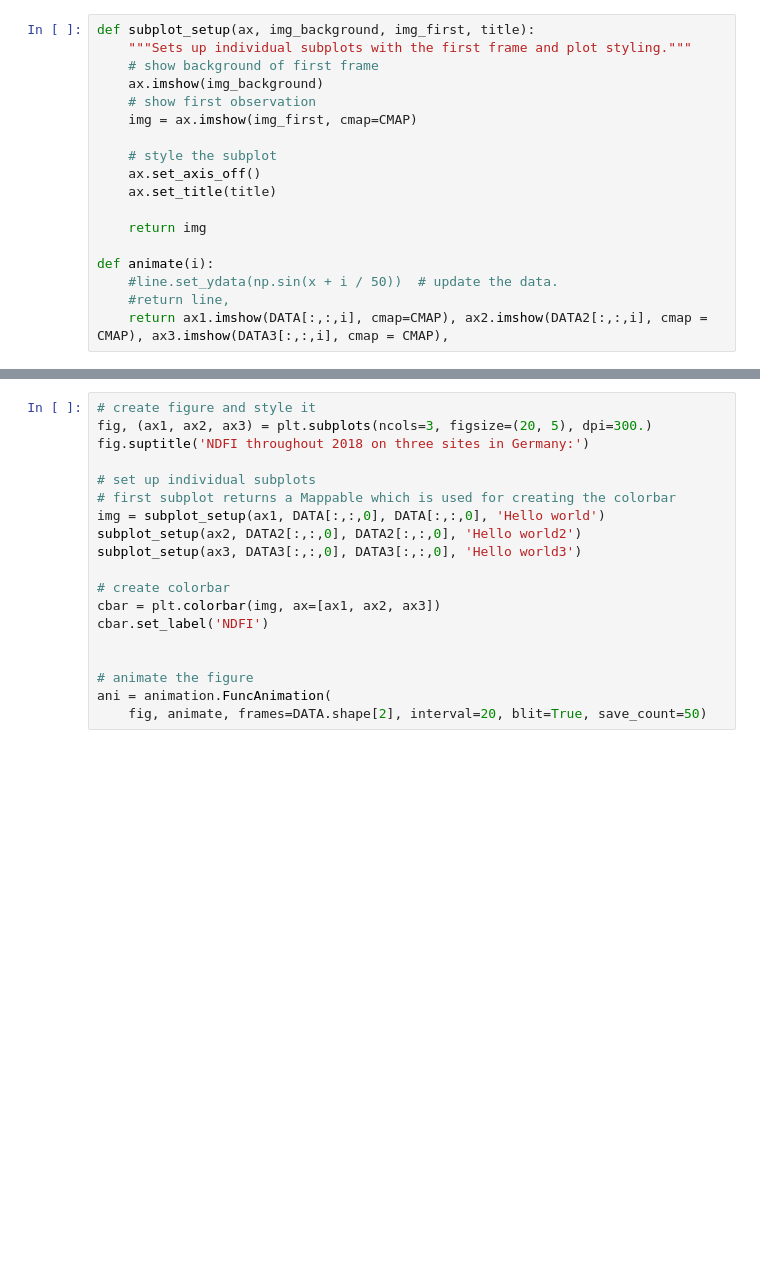
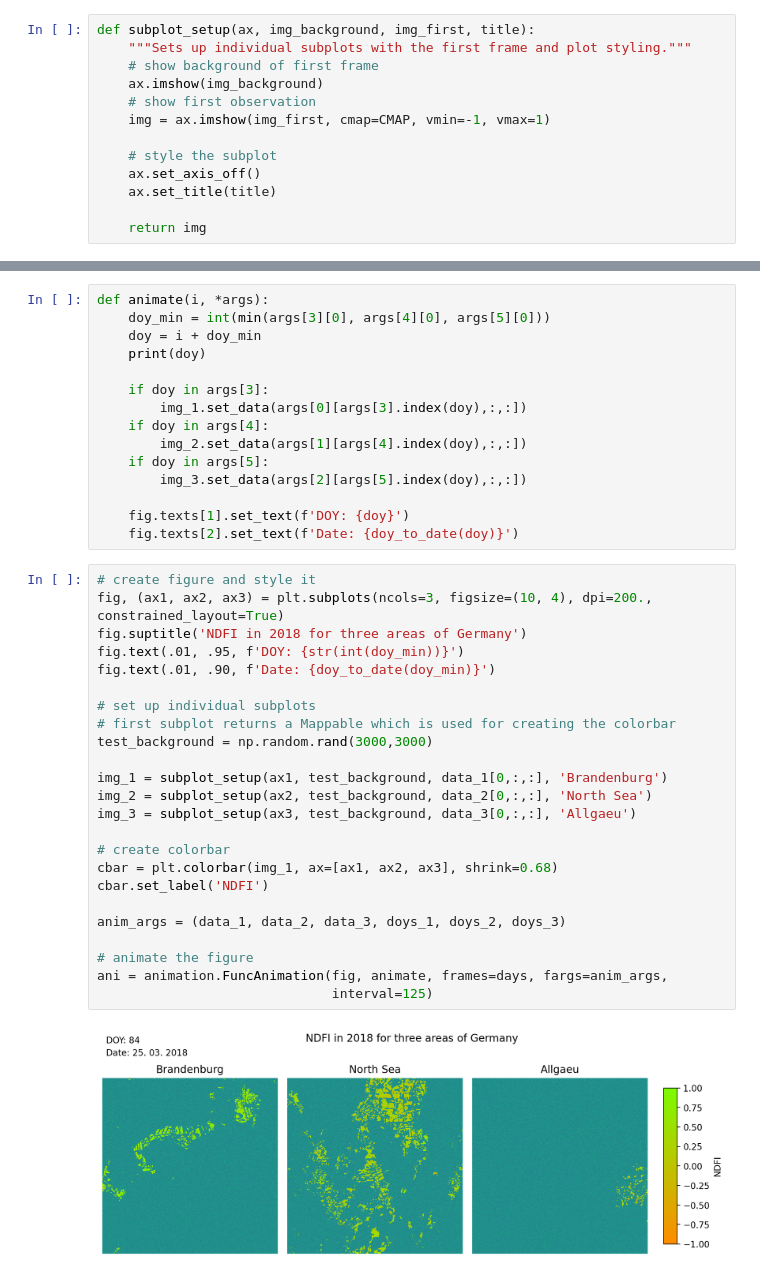
Before and after one commit to YesPrimeMinister/HU-EarthObservation, a Jupyter notebook: final/AnimateNDFI.ipynb, the cells around one changed output, grey strips where cells are left out. Saved outputs shown, nothing was run; the diff lists cells and outputs as text; blank space fills up the shorter version.

Commit message:
Adapted animation to follow DOY

```diff
--- a/final/AnimateNDFI.ipynb
+++ b/final/AnimateNDFI.ipynb
@@ -20,15 +68,10 @@ def subplot_setup(ax, img_background, img_first, title):
     # show background of first frame
     ax.imshow(img_background)
     # show first observation
-    img = ax.imshow(img_first, cmap=CMAP)
+    img = ax.imshow(img_first, cmap=CMAP, vmin=-1, vmax=1)
 
     # style the subplot
     ax.set_axis_off()
     ax.set_title(title)
 
     return img
-
-def animate(i):
-    #line.set_ydata(np.sin(x + i / 50))  # update the data.
-    #return line,
-    return ax1.imshow(DATA[:,:,i], cmap=CMAP), ax2.imshow(DATA2[:,:,i], cmap = CMAP), ax3.imshow(DATA3[:,:,i], cmap = CMAP),
@@ -52,21 +78,43 @@ plt.hist(DATA.flatten())
+# %%
+def animate(i, *args):
+    doy_min = int(min(args[3][0], args[4][0], args[5][0]))
+    doy = i + doy_min
+    print(doy)
+
+    if doy in args[3]:
+        img_1.set_data(args[0][args[3].index(doy),:,:])
+    if doy in args[4]:
+        img_2.set_data(args[1][args[4].index(doy),:,:])
+    if doy in args[5]:
+        img_3.set_data(args[2][args[5].index(doy),:,:])
+
+    fig.texts[1].set_text(f'DOY: {doy}')
+    fig.texts[2].set_text(f'Date: {doy_to_date(doy)}')
 # %%
 # create figure and style it
-fig, (ax1, ax2, ax3) = plt.subplots(ncols=3, figsize=(20, 5), dpi=300.)
-fig.suptitle('NDFI throughout 2018 on three sites in Germany:')
+fig, (ax1, ax2, ax3) = plt.subplots(ncols=3, figsize=(10, 4), dpi=200., constrained_layout=True)
+fig.suptitle('NDFI in 2018 for three areas of Germany')
+fig.text(.01, .95, f'DOY: {str(int(doy_min))}')
+fig.text(.01, .90, f'Date: {doy_to_date(doy_min)}')
 
 # set up individual subplots
 # first subplot returns a Mappable which is used for creating the colorbar
-img = subplot_setup(ax1, DATA[:,:,0], DATA[:,:,0], 'Hello world')
-subplot_setup(ax2, DATA2[:,:,0], DATA2[:,:,0], 'Hello world2')
-subplot_setup(ax3, DATA3[:,:,0], DATA3[:,:,0], 'Hello world3')
+test_background = np.random.rand(3000,3000)
+
+img_1 = subplot_setup(ax1, test_background, data_1[0,:,:], 'Brandenburg')
+img_2 = subplot_setup(ax2, test_background, data_2[0,:,:], 'North Sea')
+img_3 = subplot_setup(ax3, test_background, data_3[0,:,:], 'Allgaeu')
 
 # create colorbar
-cbar = plt.colorbar(img, ax=[ax1, ax2, ax3])
+cbar = plt.colorbar(img_1, ax=[ax1, ax2, ax3], shrink=0.68)
 cbar.set_label('NDFI')
 
+anim_args = (data_1, data_2, data_3, doys_1, doys_2, doys_3)
 
 # animate the figure
-ani = animation.FuncAnimation(
-    fig, animate, frames=DATA.shape[2], interval=20, blit=True, save_count=50)
+ani = animation.FuncAnimation(fig, animate, frames=days, fargs=anim_args,
+                              interval=125)
+# %% [output]
+[figure, added]
 # %%
 # To save the animation, use e.g.
```
Also changed, not shown: parts of 10 cells of this notebook.
